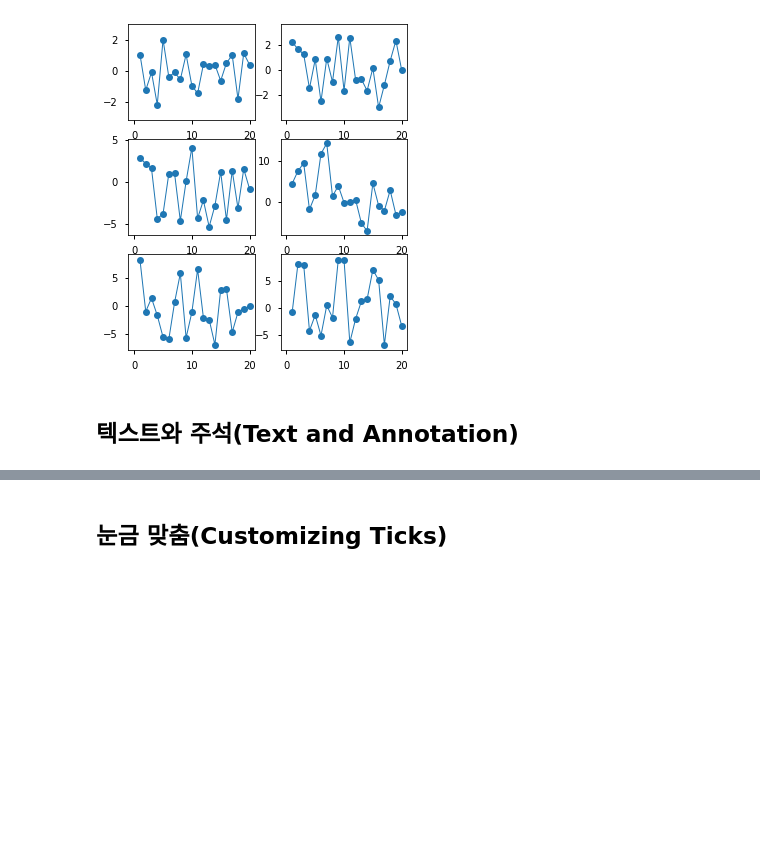
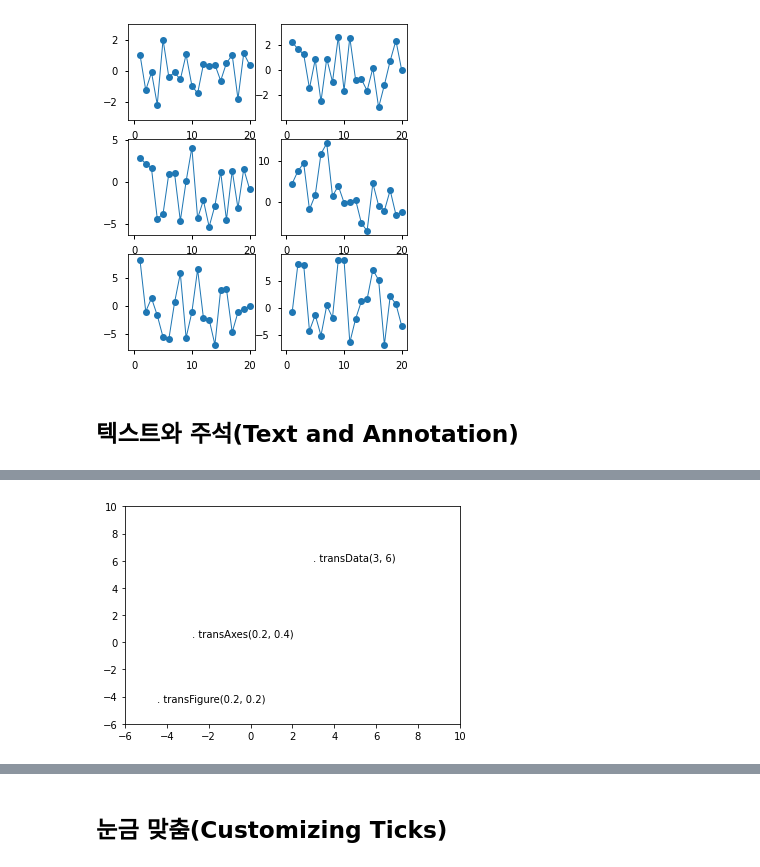
Before and after one commit to mkbahk/MatplotlibLearning, a Jupyter notebook: _Matplotlib_한번에_제대로_배우기.ipynb, the cells around one changed output, grey strips where cells are left out. Drawn from its saved outputs; the diff is of its cells as text; code cells hidden in the pictures; blank space fills up the shorter version.

```diff
--- a/_Matplotlib_한번에_제대로_배우기.ipynb
+++ b/_Matplotlib_한번에_제대로_배우기.ipynb
@@ -366,0 +376,8 @@ for c in columns:
+# %%
+#축의 변화에 따라서 위의 .text()의 위치이동
+ax.set_xlim(-6, 10)
+ax.set_ylim(-6, 10)
+fig
+#transData만 축의 변화에 따라서 데이타의 위치로 변경됨 확인
+# %% [output]
+[figure, added]
```
Also changed, not shown: parts of 2 cells of this notebook.
